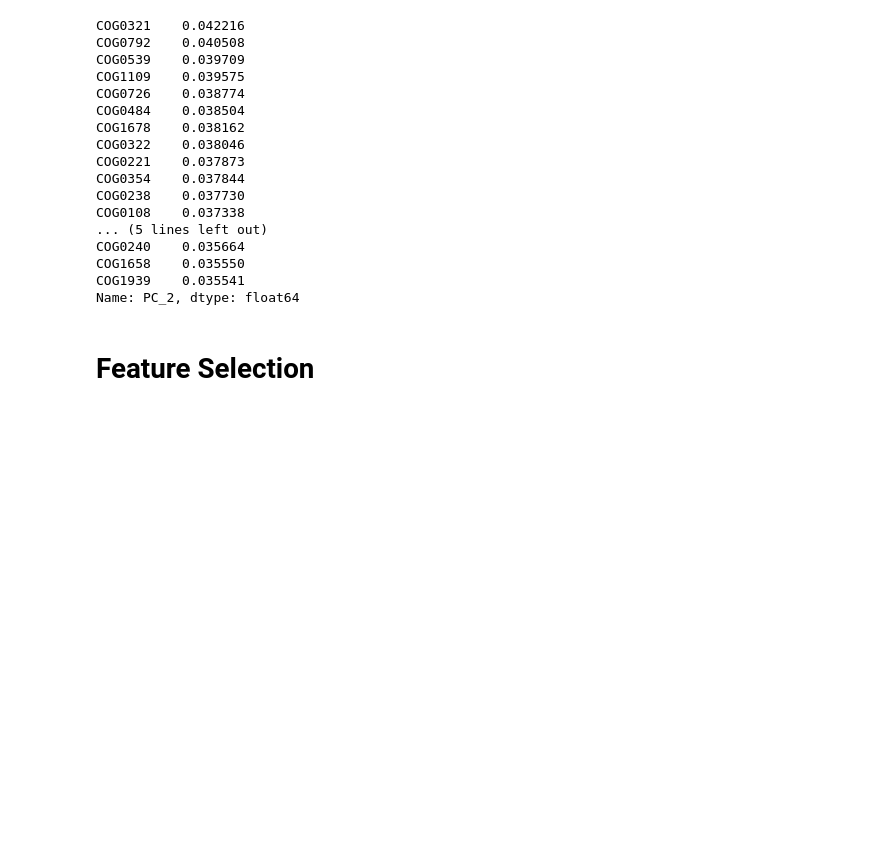
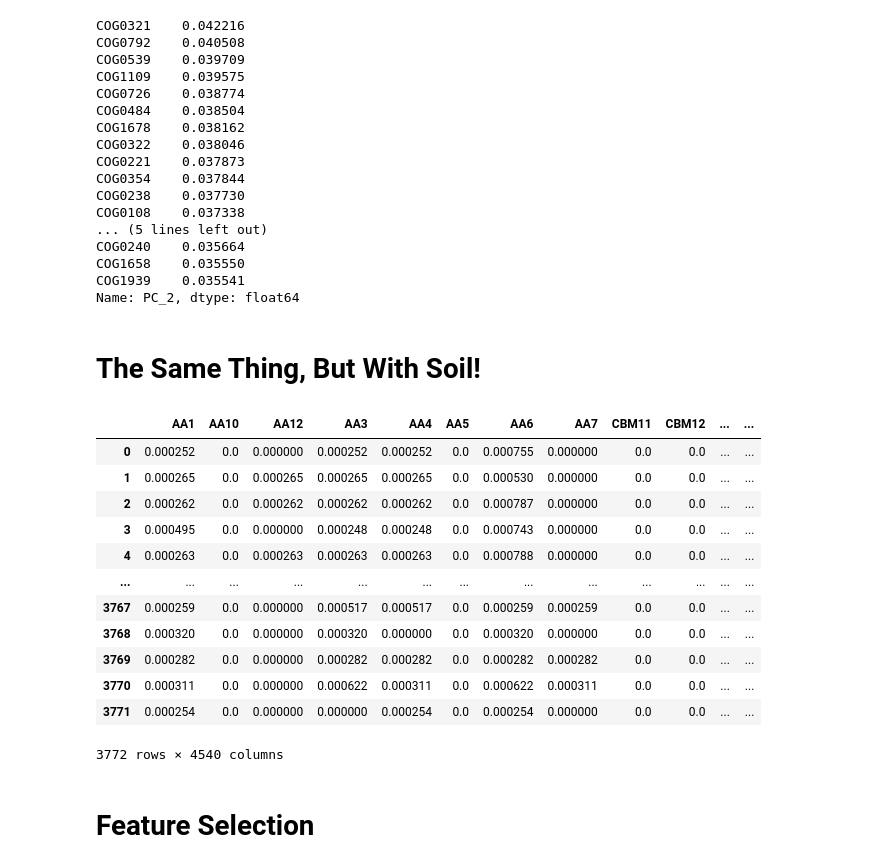
Before and after one commit to ajlukasiewicz/Team_9_MacLearn, a Jupyter notebook: Sarah_Classification.ipynb, the cells around one changed output. Saved outputs shown, nothing was run; the diff lists cells and outputs as text; code cells hidden in the pictures; blank space fills up the shorter version.

```diff
--- a/Sarah_Classification.ipynb
+++ b/Sarah_Classification.ipynb
@@ -206,6 +220,27 @@ COG0240    0.035664
 COG1658    0.035550
 COG1939    0.035541
 Name: PC_2, dtype: float64
+# %% [markdown]
+# The Same Thing, But With Soil!
+# %%
+df_for_pca_with_soil = total_data
+X_for_pca = df_for_pca_with_soil[features]
+# %%
+X_for_pca
+# %% [output]
+|  | AA1 | AA10 | AA12 | AA3 | AA4 | AA5 | AA6 | AA7 | CBM11 | CBM12 | ... | ... |
+| 0 | 0.000252 | 0.0 | 0.000000 | 0.000252 | 0.000252 | 0.0 | 0.000755 | 0.000000 | 0.0 | 0.0 | ... | ... |
+| 1 | 0.000265 | 0.0 | 0.000265 | 0.000265 | 0.000265 | 0.0 | 0.000530 | 0.000000 | 0.0 | 0.0 | ... | ... |
+| 2 | 0.000262 | 0.0 | 0.000262 | 0.000262 | 0.000262 | 0.0 | 0.000787 | 0.000000 | 0.0 | 0.0 | ... | ... |
+| 3 | 0.000495 | 0.0 | 0.000000 | 0.000248 | 0.000248 | 0.0 | 0.000743 | 0.000000 | 0.0 | 0.0 | ... | ... |
+| 4 | 0.000263 | 0.0 | 0.000263 | 0.000263 | 0.000263 | 0.0 | 0.000788 | 0.000000 | 0.0 | 0.0 | ... | ... |
+| ... | ... | ... | ... | ... | ... | ... | ... | ... | ... | ... | ... | ... |
+| 3767 | 0.000259 | 0.0 | 0.000000 | 0.000517 | 0.000517 | 0.0 | 0.000259 | 0.000259 | 0.0 | 0.0 | ... | ... |
+| 3768 | 0.000320 | 0.0 | 0.000000 | 0.000320 | 0.000000 | 0.0 | 0.000320 | 0.000000 | 0.0 | 0.0 | ... | ... |
+| 3769 | 0.000282 | 0.0 | 0.000000 | 0.000282 | 0.000282 | 0.0 | 0.000282 | 0.000282 | 0.0 | 0.0 | ... | ... |
+| 3770 | 0.000311 | 0.0 | 0.000000 | 0.000622 | 0.000311 | 0.0 | 0.000622 | 0.000311 | 0.0 | 0.0 | ... | ... |
+| 3771 | 0.000254 | 0.0 | 0.000000 | 0.000000 | 0.000254 | 0.0 | 0.000254 | 0.000000 | 0.0 | 0.0 | ... | ... |
+3772 rows × 4540 columns
 # %% [markdown]
 # Feature Selection
 # %%
```
Also changed, not shown: parts of 3 cells of this notebook.
